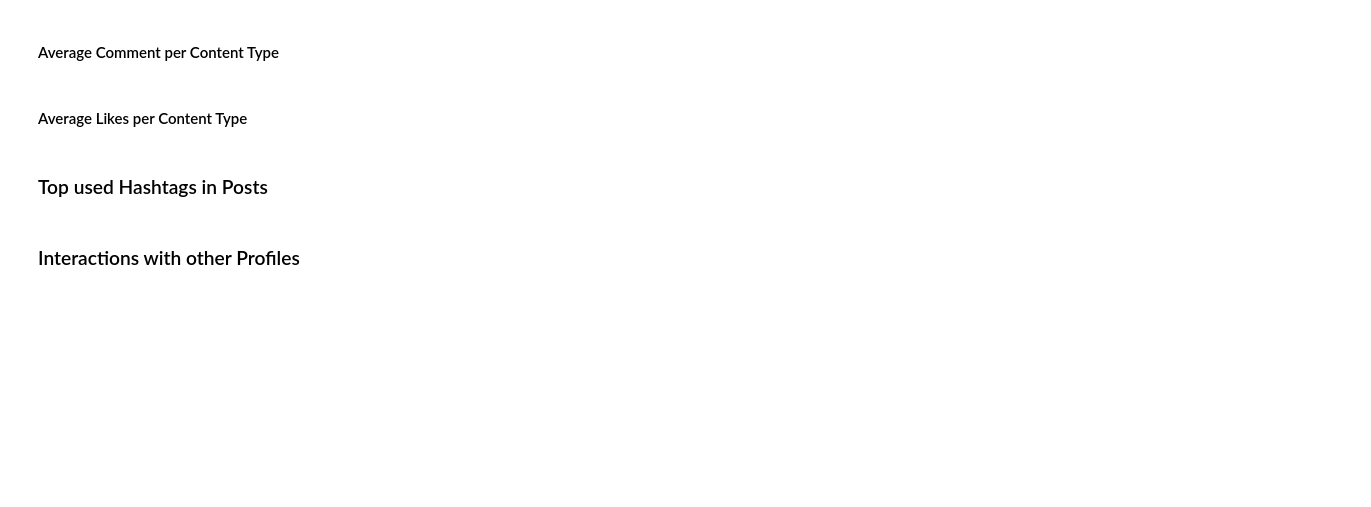
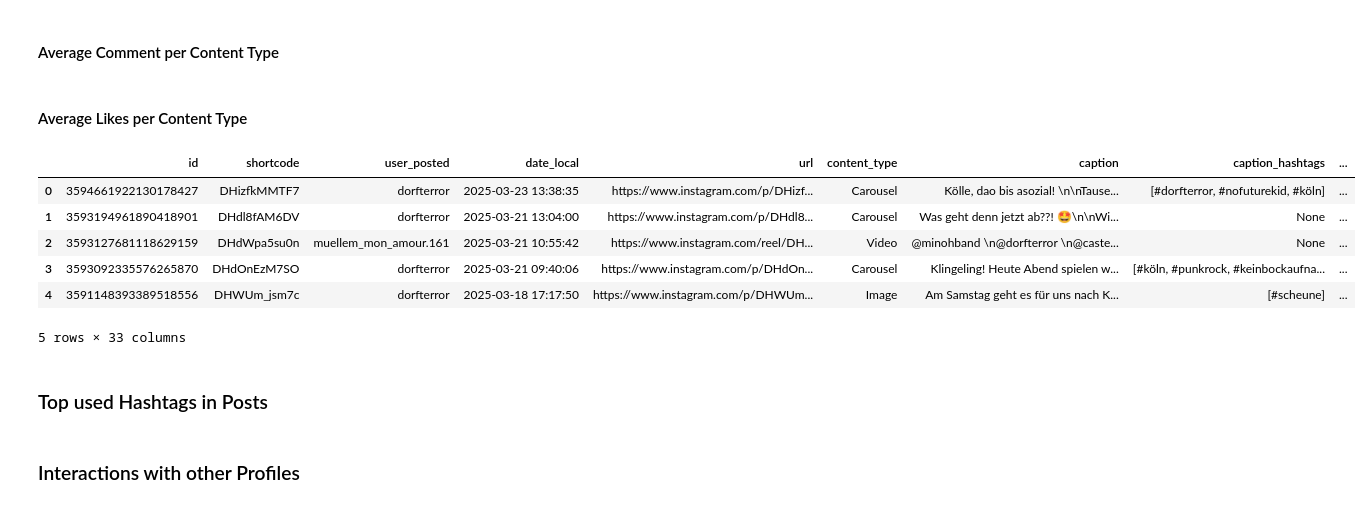
Before and after one commit to NiklNKL/dj-gpt, a Jupyter notebook: insta_scraping/insta_analytics_notebooks/visualization_notebook.ipynb, the cells around one changed output. Saved outputs shown, nothing was run; the diff lists cells and outputs as text; code cells hidden in the pictures; blank space fills up the shorter version.

```diff
--- a/insta_scraping/insta_analytics_notebooks/visualization_notebook.ipynb
+++ b/insta_scraping/insta_analytics_notebooks/visualization_notebook.ipynb
@@ -41,9 +34,8 @@ import pandas as pd
 import networkx as nx
 import requests
 from io import BytesIO
-from PIL import Image
 from sqlalchemy.orm import sessionmaker
-from sqlalchemy import create_engine, func, extract
+from sqlalchemy import create_engine
 from collections import Counter
 from dorfterror_database.database_structure import Base, Post, Profile, Collaborator, Comment, Likes, Follower
 from pathlib import Path
@@ -55,9 +47,9 @@ import emoji
 import re
 
 root_path = Path(".").resolve()
-print(root_path)
+db_path = root_path  / "dorfterror_database" / "dorfterror.db"
 
-engine = create_engine(f"sqlite:///{root_path}/dorfterror_database/dorfterror.db")
+engine = create_engine(f"sqlite:///{db_path}")
 Base.metadata.create_all(engine)
 
 Session = sessionmaker(bind=engine)
@@ -567,3 +746,15 @@ fig.update_layout(
 )
 
 fig.show()
+# %%
+# Load the posts table from the SQLite database into a DataFrame using pandas
+posts_df = pd.read_sql_table('posts', con=engine)
+posts_df.head()
+# %% [output]
+|  | id | shortcode | user_posted | date_local | url | content_type | caption | caption_hashtags | ... |
+| 0 | 3594661922130178427 | DHizfkMMTF7 | dorfterror | 2025-03-23 13:38:35 | https://www.instagram.com/p/DHizf... | Carousel | Kölle, dao bis asozial! \n\nTause... | [#dorfterror, #nofuturekid, #köln] | ... |
+| 1 | 3593194961890418901 | DHdl8fAM6DV | dorfterror | 2025-03-21 13:04:00 | https://www.instagram.com/p/DHdl8... | Carousel | Was geht denn jetzt ab??! 🤩\n\nWi... | None | ... |
+| 2 | 3593127681118629159 | DHdWpa5su0n | muellem_mon_amour.161 | 2025-03-21 10:55:42 | https://www.instagram.com/reel/DH... | Video | @minohband \n@dorfterror \n@caste... | None | ... |
+| 3 | 3593092335576265870 | DHdOnEzM7SO | dorfterror | 2025-03-21 09:40:06 | https://www.instagram.com/p/DHdOn... | Carousel | Klingeling! Heute Abend spielen w... | [#köln, #punkrock, #keinbockaufna... | ... |
+| 4 | 3591148393389518556 | DHWUm_jsm7c | dorfterror | 2025-03-18 17:17:50 | https://www.instagram.com/p/DHWUm... | Image | Am Samstag geht es für uns nach K... | [#scheune] | ... |
+5 rows × 33 columns
```
Also changed, not shown: parts of 32 cells of this notebook, 11 other files.
